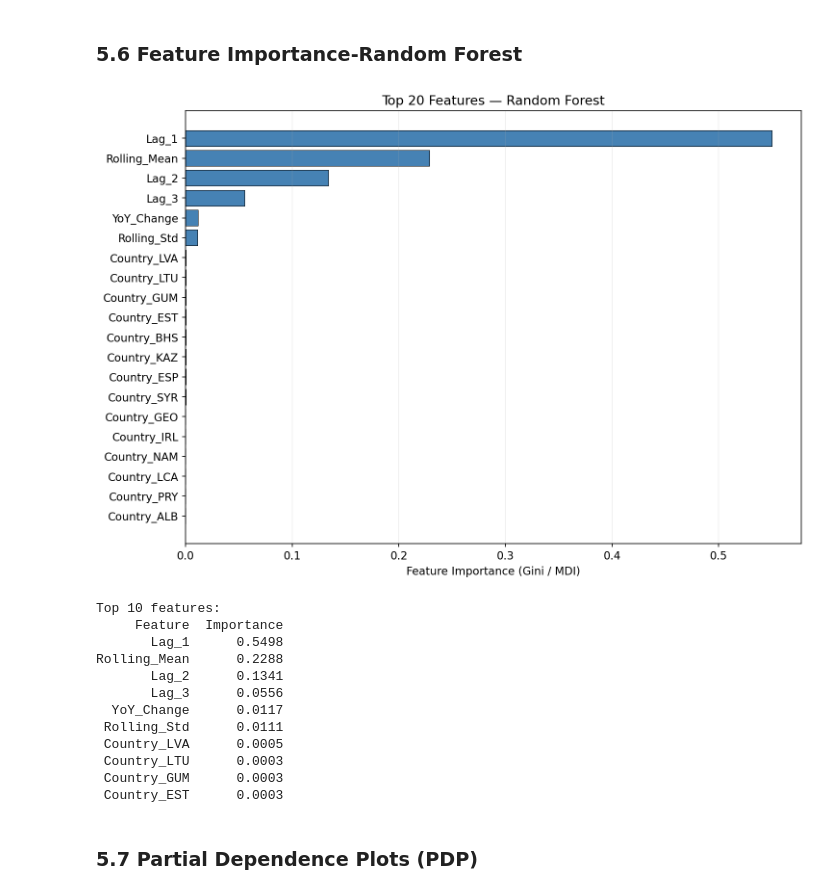
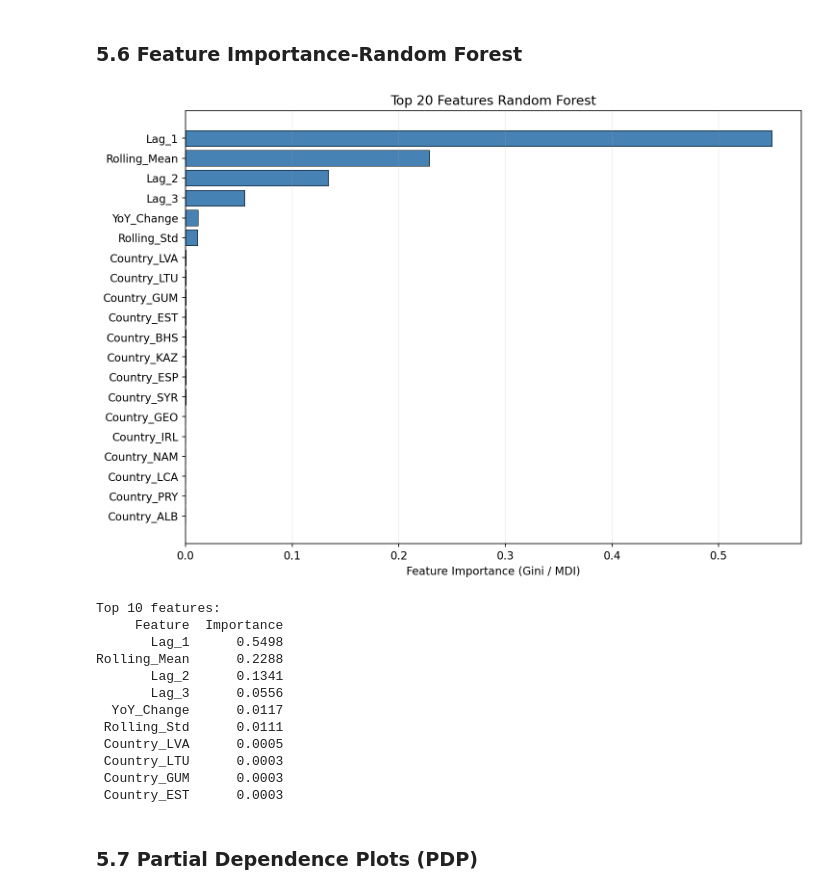
Before and after one commit to Josh-chief/Unemployment_Rate, a Jupyter notebook: Unemployment_Rates.ipynb, the cells around one changed output. Saved outputs shown, nothing was run; the diff lists cells and outputs as text; code cells hidden in the pictures.

```diff
--- a/Unemployment_Rates.ipynb
+++ b/Unemployment_Rates.ipynb
@@ -880,9 +853,7 @@ Each base learner is trained independently with hyperparameter tuning via cross-
 
 #### 4.2.1 Elastic Net (Linear Baseline)
 # %%
-# ============================================================
 # BASE LEARNER 1: ELASTIC NET
-# ============================================================
 # Elastic Net combines L1 (Lasso) and L2 (Ridge) regularisation:
 #   Loss = MSE + alpha * (l1_ratio * |w| + (1-l1_ratio) * w²)
 #
@@ -903,7 +874,6 @@ Each base learner is trained independently with hyperparameter tuning via cross-
 # the L1/L2 penalties are scale-sensitive.  The pipeline ensures
 # that scaling is fitted ONLY on training folds during CV,
 # preventing leakage.
-# ============================================================
 print("=" * 60)
 print("Training Elastic Net with Grid Search")
 print("=" * 60)
@@ -930,13 +900,16 @@ elastic_param_grid = {
 # scoring='neg_root_mean_squared_error': sklearn negates the score
 #   so that higher is better (convention for maximisation).
 #   The best model has the LEAST negative score (smallest RMSE).
-# n_jobs=-1: use all CPU cores for parallel fold evaluation.
+# n_jobs=1: serial execution to avoid a Windows/Python 3.13 joblib
+#   bug where the multiprocessing backend tries to import the
+#   Unix-only `_posixsubprocess` module. The grid is small
+#   (5 × 6 × 5 = 150 fits) so serial runs quickly anyway.
 elastic_grid = GridSearchCV(
     elastic_pipe,
     elastic_param_grid,
     cv=5,
     scoring='neg_root_mean_squared_error',
-    n_jobs=-1,
+    n_jobs=1,
     verbose=1
 )
 
@@ -1859,9 +1798,7 @@ Top feature by SHAP importance: Lag_1
 # %% [markdown]
 ### 5.6 Feature Importance-Random Forest
 # %%
-# ============================================================
 # RANDOM FOREST FEATURE IMPORTANCE (Gini / MDI)
-# ============================================================
 
 #
 # Random Forest provides built-in feature importance via
@@ -1877,7 +1814,6 @@ Top feature by SHAP importance: Lag_1
 #
 # That's why we present both Gini importance (here) and SHAP
 # (above) — they are complementary perspectives.
-# ============================================================
 
 # Extract the Random Forest model from the pipeline.
 rf_model = (rf_best.named_steps['rf']
@@ -1893,36 +1829,36 @@ importances = rf_model.feature_importances_
 feature_importance_df = pd.DataFrame({
     'Feature': feature_cols,
     'Importance': importances
 }).sort_values('Importance', ascending=False)
 
-# --- Plot top 20 features ---
+# Plot top 20 features
 top_n = min(20, len(feature_importance_df))
 fig, ax = plt.subplots(figsize=(10, 7))
 top_features = feature_importance_df.head(top_n)
 
 ax.barh(
     range(top_n),
     top_features['Importance'].values,
     color='steelblue',
     edgecolor='black',
     linewidth=0.5
 )
 ax.set_yticks(range(top_n))
 ax.set_yticklabels(top_features['Feature'].values)
 ax.invert_yaxis()  # Highest importance at the top
 ax.set_xlabel('Feature Importance (Gini / MDI)')
-ax.set_title(f'Top {top_n} Features — Random Forest')
+ax.set_title(f'Top {top_n} Features Random Forest')
 ax.grid(True, alpha=0.2, axis='x')
 
 plt.tight_layout()
 plt.savefig("rf_feature_importance.png")
 plt.show()
 
 # Print top 10 in text form for the thesis narrative.
 print(f"\nTop 10 features:")
 print(feature_importance_df.head(10).to_string(index=False))
 # %% [output]
-[figure, old version]
+[figure, new version]
 Top 10 features:
      Feature  Importance
        Lag_1      0.5498
```
Also changed, not shown: parts of 31 cells of this notebook, 8 other files.
